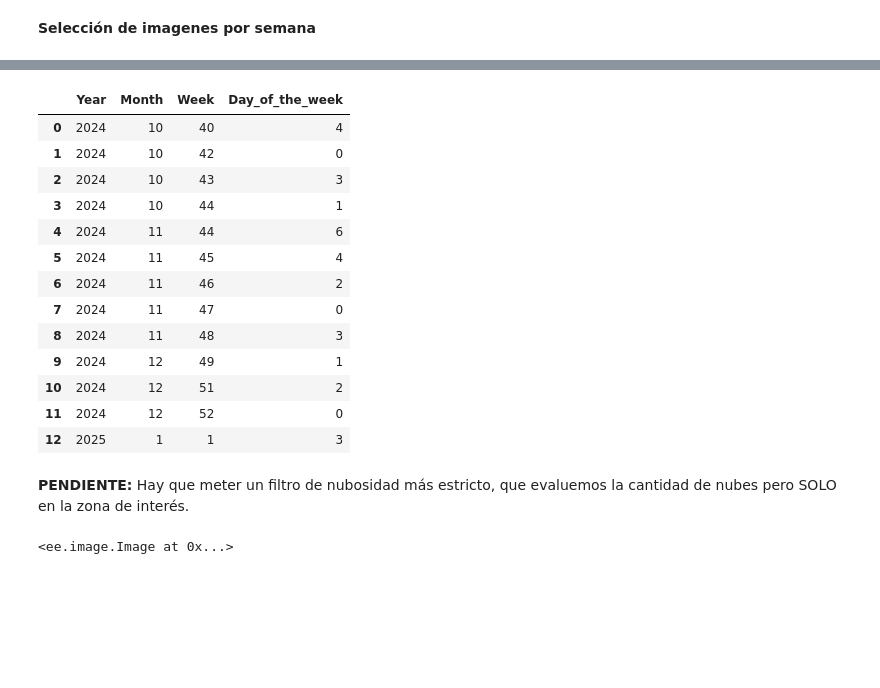
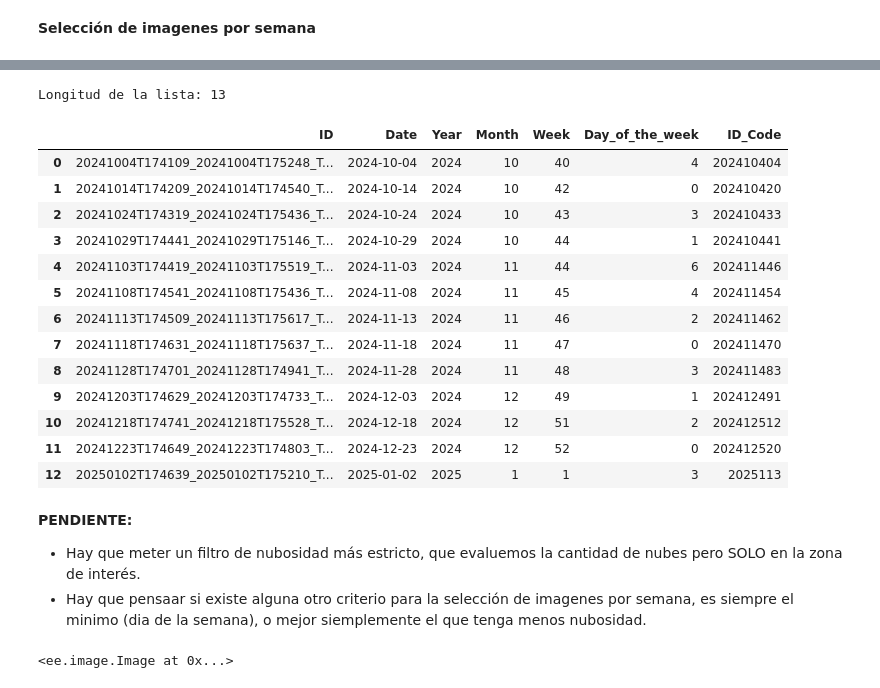
Before and after one commit to orlandombaa/Selene, a Jupyter notebook: selene/notebooks/Descarga de datos.ipynb, the cells around one changed output, grey strips where cells are left out. Cells and saved outputs as stored; diff of their text form; code cells hidden in the pictures; blank space fills up the shorter version.

```diff
--- a/selene/notebooks/Descarga de datos.ipynb
+++ b/selene/notebooks/Descarga de datos.ipynb
@@ -328,20 +291,39 @@ result
 # %%
+# Selección de los minimos por semana
 ids_and_dates_2 = ids_and_dates.groupby(by=["Year", "Month", "Week"])["Day_of_the_week"].min().reset_index()
 
 # Generating again the alternative code
-ids_and_dates_2
+ids_and_dates_2["ID_Code"] =(
+                            ids_and_dates_2["Year"].astype(str) +
+                            ids_and_dates_2 ["Month"].astype(str) +
+                            ids_and_dates_2["Week"].astype(str) +
+                            ids_and_dates_2["Day_of_the_week"].astype(str)
+
+                             )
+
+# ELiminar columnas incessarias
+ids_and_dates_2.drop(columns=["Year", "Month", "Week", "Day_of_the_week"], inplace = True)
+ids_and_dates_2 = ids_and_dates_2["ID_Code"].to_list()
+print("Longitud de la lista:", len(ids_and_dates_2))
 # %% [output]
-|  | Year | Month | Week | Day_of_the_week |
-| 0 | 2024 | 10 | 40 | 4 |
-| 1 | 2024 | 10 | 42 | 0 |
-| 2 | 2024 | 10 | 43 | 3 |
-| 3 | 2024 | 10 | 44 | 1 |
-| 4 | 2024 | 11 | 44 | 6 |
-| 5 | 2024 | 11 | 45 | 4 |
-| 6 | 2024 | 11 | 46 | 2 |
-| 7 | 2024 | 11 | 47 | 0 |
-| 8 | 2024 | 11 | 48 | 3 |
-| 9 | 2024 | 12 | 49 | 1 |
-| 10 | 2024 | 12 | 51 | 2 |
-| 11 | 2024 | 12 | 52 | 0 |
-| 12 | 2025 | 1 | 1 | 3 |
+Longitud de la lista: 13
+# %%
+# Utilizar sos ID_Code como filtro
+ids_and_dates = ids_and_dates.query("ID_Code in @ids_and_dates_2")
+ids_and_dates.reset_index(drop=True, inplace = True)
+ids_and_dates
+# %% [output]
+|  | ID | Date | Year | Month | Week | Day_of_the_week | ID_Code |
+| 0 | 20241004T174109_20241004T175248_T... | 2024-10-04 | 2024 | 10 | 40 | 4 | 202410404 |
+| 1 | 20241014T174209_20241014T174540_T... | 2024-10-14 | 2024 | 10 | 42 | 0 | 202410420 |
+| 2 | 20241024T174319_20241024T175436_T... | 2024-10-24 | 2024 | 10 | 43 | 3 | 202410433 |
+| 3 | 20241029T174441_20241029T175146_T... | 2024-10-29 | 2024 | 10 | 44 | 1 | 202410441 |
+| 4 | 20241103T174419_20241103T175519_T... | 2024-11-03 | 2024 | 11 | 44 | 6 | 202411446 |
+| 5 | 20241108T174541_20241108T175436_T... | 2024-11-08 | 2024 | 11 | 45 | 4 | 202411454 |
+| 6 | 20241113T174509_20241113T175617_T... | 2024-11-13 | 2024 | 11 | 46 | 2 | 202411462 |
+| 7 | 20241118T174631_20241118T175637_T... | 2024-11-18 | 2024 | 11 | 47 | 0 | 202411470 |
+| 8 | 20241128T174701_20241128T174941_T... | 2024-11-28 | 2024 | 11 | 48 | 3 | 202411483 |
+| 9 | 20241203T174629_20241203T174733_T... | 2024-12-03 | 2024 | 12 | 49 | 1 | 202412491 |
+| 10 | 20241218T174741_20241218T175528_T... | 2024-12-18 | 2024 | 12 | 51 | 2 | 202412512 |
+| 11 | 20241223T174649_20241223T174803_T... | 2024-12-23 | 2024 | 12 | 52 | 0 | 202412520 |
+| 12 | 20250102T174639_20250102T175210_T... | 2025-01-02 | 2025 | 1 | 1 | 3 | 2025113 |
@@ -371,7 +356,9 @@ if image.getInfo() is not None:  # Validar que la imagen no sea null
 else:
     print(f"No se encontró ninguna imagen válida para {i}-{z}")
 # %% [markdown]
-**PENDIENTE:** Hay que meter un filtro de nubosidad más estricto, que evaluemos la cantidad de nubes pero SOLO en la zona de interés.
+**PENDIENTE:**
+- Hay que meter un filtro de nubosidad más estricto, que evaluemos la cantidad de nubes pero SOLO en la zona de interés.
+- Hay que pensaar si existe alguna otro criterio para la selección de imagenes por semana, es siempre el minimo (dia de la semana), o mejor siemplemente el que tenga menos nubosidad.
 # %%
 ## ES LO QUE ME PUSO EL CHAT PARA EL FILTRADO DE NUBES EN EL AREA DE INTERES
 
```
Also changed, not shown: parts of 4 cells of this notebook.
